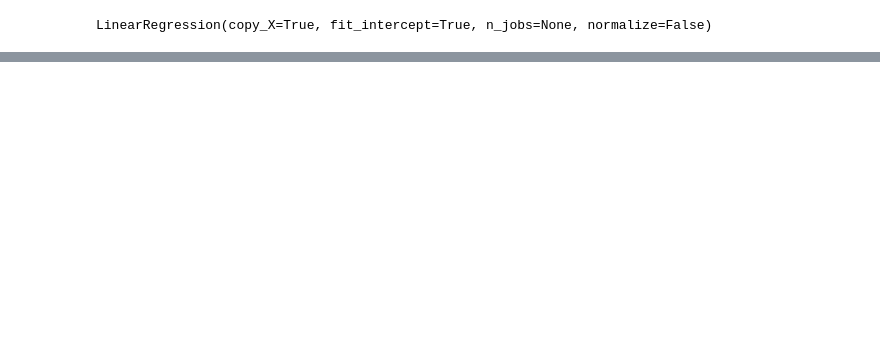
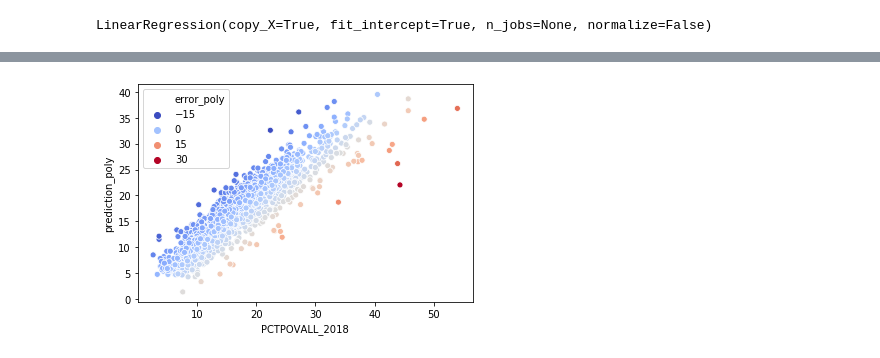
Before and after one commit to peckben1/County-Cluster, a Jupyter notebook: code/EDA.ipynb, the cells around one changed output, grey strips where cells are left out. Cells and saved outputs as stored; diff of their text form; code cells hidden in the pictures; blank space fills up the shorter version.

```diff
--- a/code/EDA.ipynb
+++ b/code/EDA.ipynb
@@ -723,0 +733,3 @@ data['error'] = data['PCTPOVALL_2018'] - data['prediction']
+# %%
+# Let's see if polynomial features can handle that curve
+poly = PolynomialFeatures()
@@ -723,0 +754,11 @@ data['error'] = data['PCTPOVALL_2018'] - data['prediction']
+# %%
+# Generating predictions again but with the polynomial model
+data['prediction_poly'] = linreg2.predict(poly.transform(X_scaled))
+# %%
+# Calculating an error column again but with the polynomial model
+data['error_poly'] = data['PCTPOVALL_2018'] - data['prediction_poly']
+# %%
+# Plotting it again to see how the error looks - this looks pretty good! Just a very slight curve now.
+sns.scatterplot(y, data['prediction_poly'], hue=data['error_poly'], palette='coolwarm');
+# %% [output]
+[figure, added]
```
Also changed, not shown: parts of 35 cells of this notebook, 12 other files.
